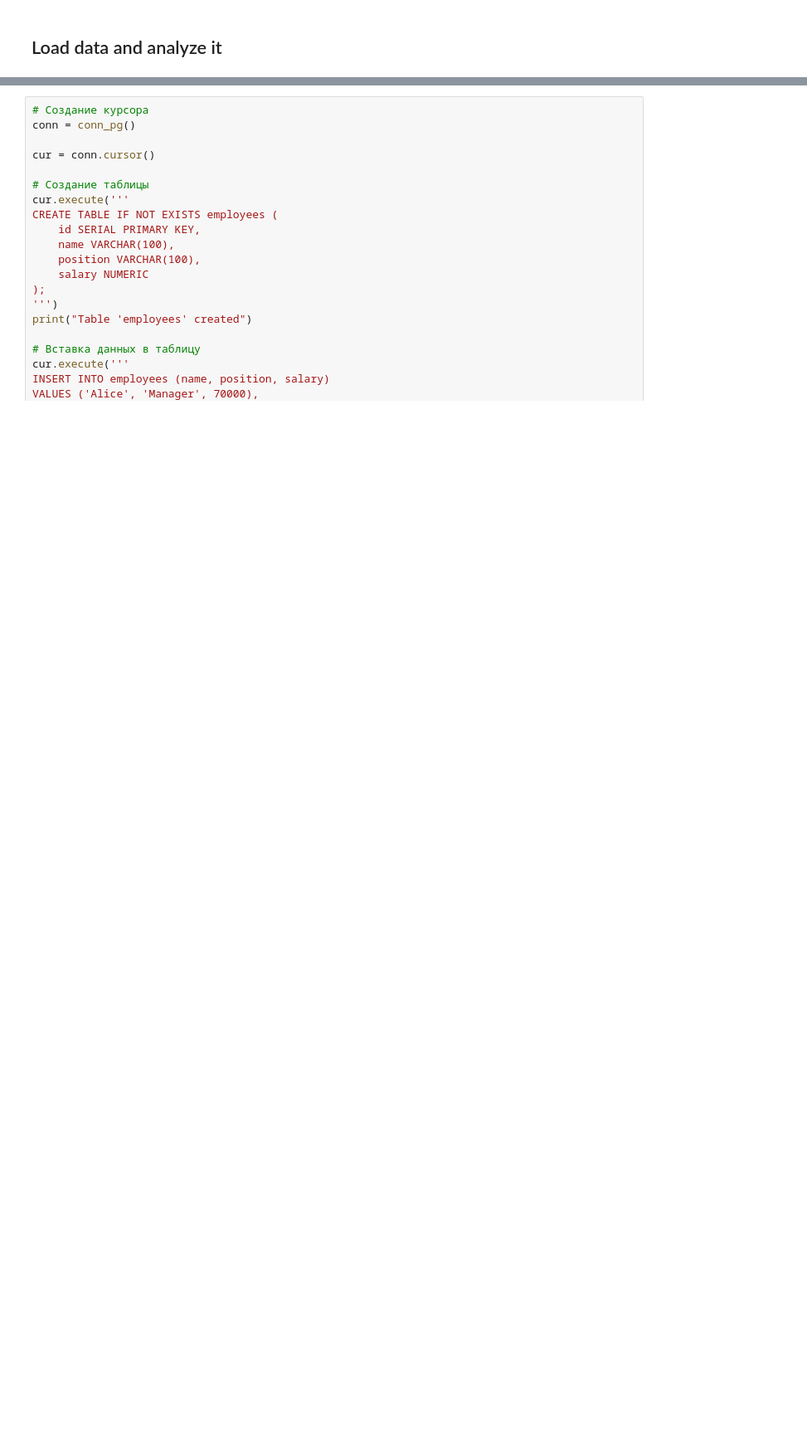
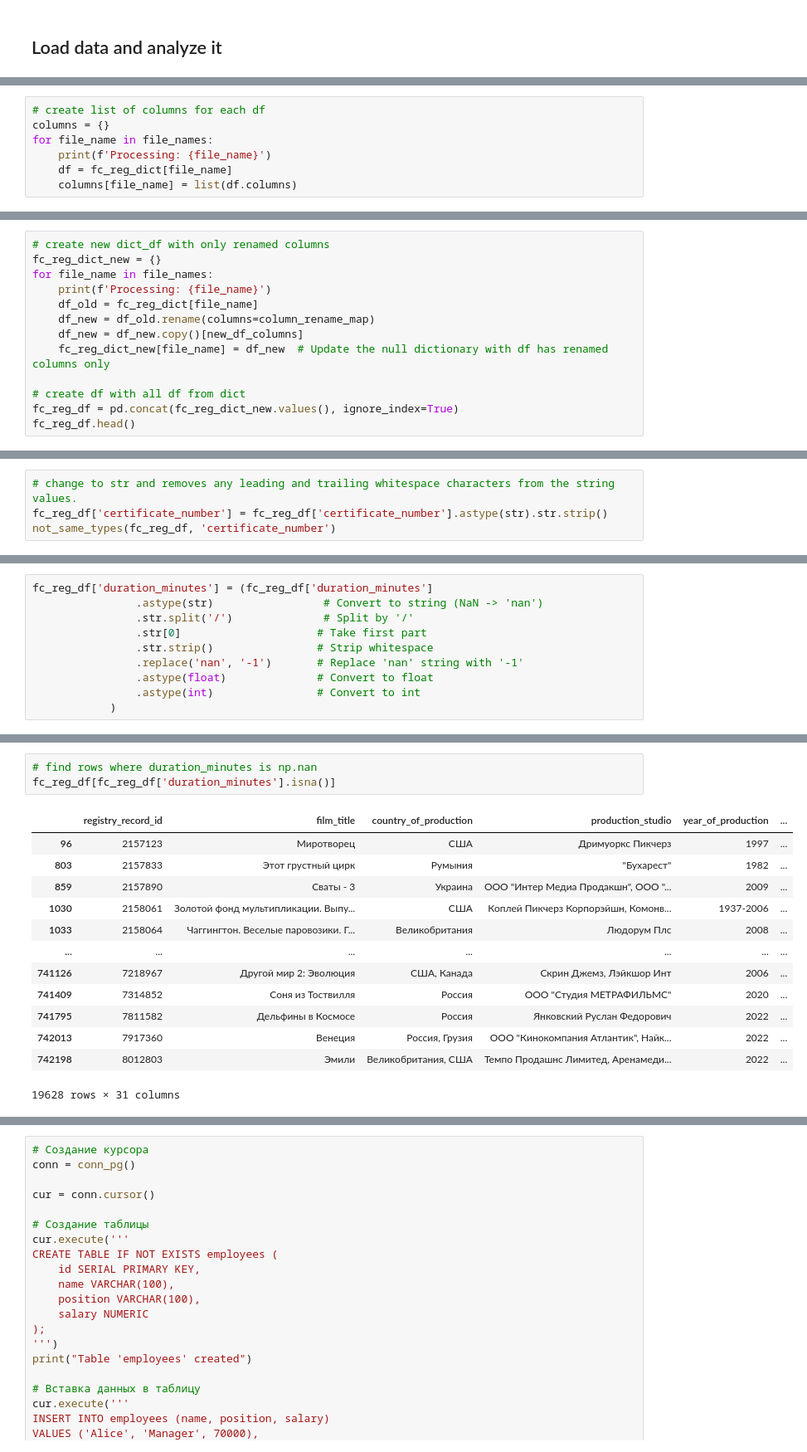
Before and after one commit to rvegrc/de, a Jupyter notebook: db_ops/db_ops.ipynb, the cells around one changed output, grey strips where cells are left out. Shown: that part at 83% size. Cells and saved outputs as stored; diff of their text form; blank space fills up the shorter version.

```diff
--- a/db_ops/db_ops.ipynb
+++ b/db_ops/db_ops.ipynb
@@ -308,0 +122,7 @@ ArrowInvalid: ("Could not convert '1' with type str: tried to convert to double"
+# %%
+# create list of columns for each df
+columns = {}
+for file_name in file_names:
+    print(f'Processing: {file_name}')
+    df = fc_reg_dict[file_name]
+    columns[file_name] = list(df.columns)
@@ -308,0 +233,13 @@ ArrowInvalid: ("Could not convert '1' with type str: tried to convert to double"
+# %%
+# create new dict_df with only renamed columns
+fc_reg_dict_new = {}
+for file_name in file_names:
+    print(f'Processing: {file_name}')
+    df_old = fc_reg_dict[file_name]
+    df_new = df_old.rename(columns=column_rename_map)
+    df_new = df_new.copy()[new_df_columns]
+    fc_reg_dict_new[file_name] = df_new  # Update the null dictionary with df has renamed columns only
+
+# create df with all df from dict
+fc_reg_df = pd.concat(fc_reg_dict_new.values(), ignore_index=True)
+fc_reg_df.head()
@@ -308,0 +408,4 @@ ArrowInvalid: ("Could not convert '1' with type str: tried to convert to double"
+# %%
+# change to str and removes any leading and trailing whitespace characters from the string values.
+fc_reg_df['certificate_number'] = fc_reg_df['certificate_number'].astype(str).str.strip()
+not_same_types(fc_reg_df, 'certificate_number')
@@ -308,0 +450,10 @@ ArrowInvalid: ("Could not convert '1' with type str: tried to convert to double"
+# %%
+fc_reg_df['duration_minutes'] = (fc_reg_df['duration_minutes']
+                .astype(str)                 # Convert to string (NaN -> 'nan')
+                .str.split('/')              # Split by '/'
+                .str[0]                     # Take first part
+                .str.strip()                # Strip whitespace
+                .replace('nan', '-1')       # Replace 'nan' string with '-1'
+                .astype(float)              # Convert to float
+                .astype(int)                # Convert to int
+            )
@@ -308,0 +473,17 @@ ArrowInvalid: ("Could not convert '1' with type str: tried to convert to double"
+# %%
+# find rows where duration_minutes is np.nan
+fc_reg_df[fc_reg_df['duration_minutes'].isna()]
+# %% [output]
+|  | registry_record_id | film_title | country_of_production | production_studio | year_of_production | ... |
+| 96 | 2157123 | Миротворец | США | Дримуоркс Пикчерз | 1997 | ... |
+| 803 | 2157833 | Этот грустный цирк | Румыния | "Бухарест" | 1982 | ... |
+| 859 | 2157890 | Сваты - 3 | Украина | ООО "Интер Медиа Продакшн", ООО "... | 2009 | ... |
+| 1030 | 2158061 | Золотой фонд мультипликации. Выпу... | США | Коплей Пикчерз Корпорэйшн, Комонв... | 1937-2006 | ... |
+| 1033 | 2158064 | Чаггингтон. Веселые паровозики. Г... | Великобритания | Людорум Плс | 2008 | ... |
+| ... | ... | ... | ... | ... | ... | ... |
+| 741126 | 7218967 | Другой мир 2: Эволюция | США, Канада | Скрин Джемз, Лэйкшор Инт | 2006 | ... |
+| 741409 | 7314852 | Соня из Тоствилля | Россия | ООО "Студия МЕТРАФИЛЬМС" | 2020 | ... |
+| 741795 | 7811582 | Дельфины в Космосе | Россия | Янковский Руслан Федорович | 2022 | ... |
+| 742013 | 7917360 | Венеция | Россия, Грузия | ООО "Кинокомпания Атлантик", Найк... | 2022 | ... |
+| 742198 | 8012803 | Эмили | Великобритания, США | Темпо Продашнс Лимитед, Аренамеди... | 2022 | ... |
+19628 rows × 31 columns
```
Also changed, not shown: parts of 42 cells of this notebook, 1 other file.
